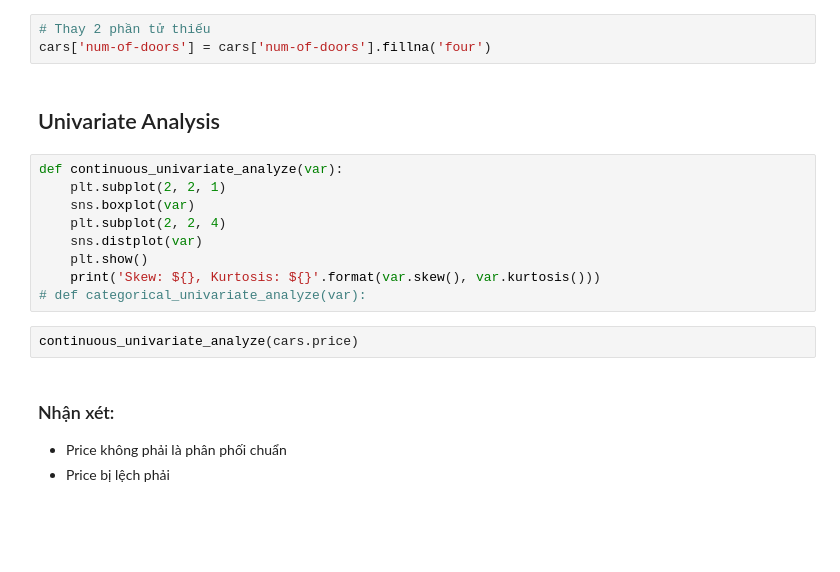
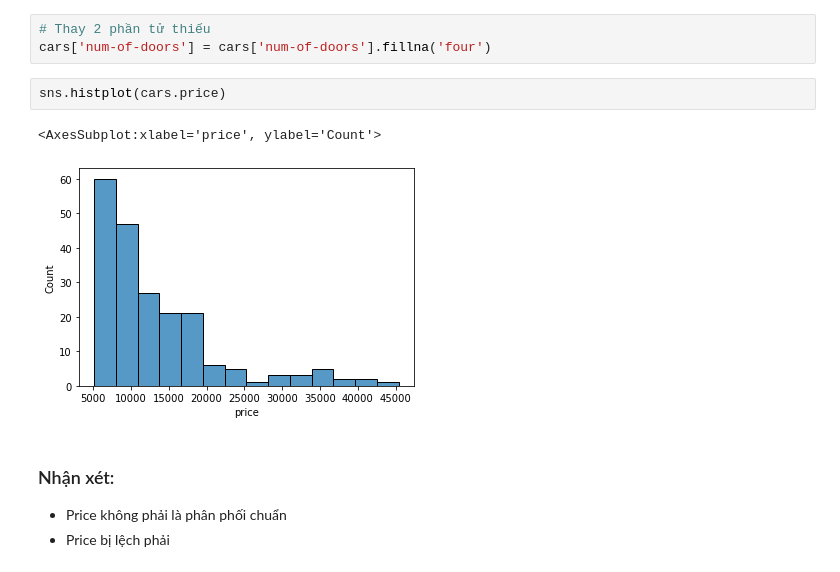
Before and after one commit to kieutridang/Data-Pre-processing-and-Analysis, a Jupyter notebook: final_assignment/LDS5_261_Project_1/FullName_project_Automobile.ipynb, the cells around one changed output. Saved outputs shown, nothing was run; the diff lists cells and outputs as text; blank space fills up the shorter version.

```diff
--- a/final_assignment/LDS5_261_Project_1/FullName_project_Automobile.ipynb
+++ b/final_assignment/LDS5_261_Project_1/FullName_project_Automobile.ipynb
@@ -177,19 +181,11 @@ plt.title('Lượng giá trị bị mất ở mỗi feature', fontsize = 20)
 # %%
 # Thay 2 phần tử thiếu
 cars['num-of-doors'] = cars['num-of-doors'].fillna('four')
-# %% [markdown]
-## Univariate Analysis
-# %%
-def continuous_univariate_analyze(var):
-    plt.subplot(2, 2, 1)
-    sns.boxplot(var)
-    plt.subplot(2, 2, 4)
-    sns.distplot(var)
-    plt.show()
-    print('Skew: ${}, Kurtosis: ${}'.format(var.skew(), var.kurtosis()))
-# def categorical_univariate_analyze(var):
 # %%
-continuous_univariate_analyze(cars.price)
+sns.histplot(cars.price)
+# %% [output]
+<AxesSubplot:xlabel='price', ylabel='Count'>
+[figure, added]
 # %% [markdown]
 ### Nhận xét:
 * Price không phải là phân phối chuẩn
```
Also changed, not shown: parts of 27 cells of this notebook.
